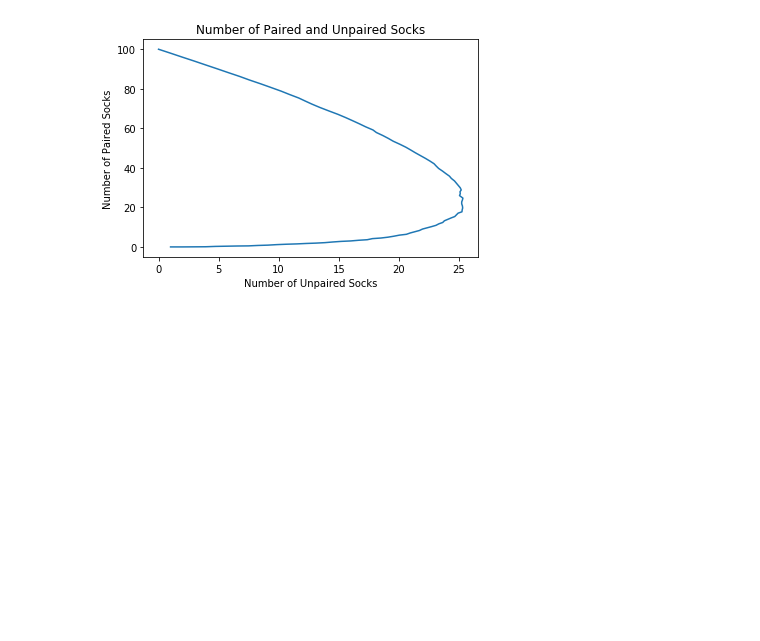
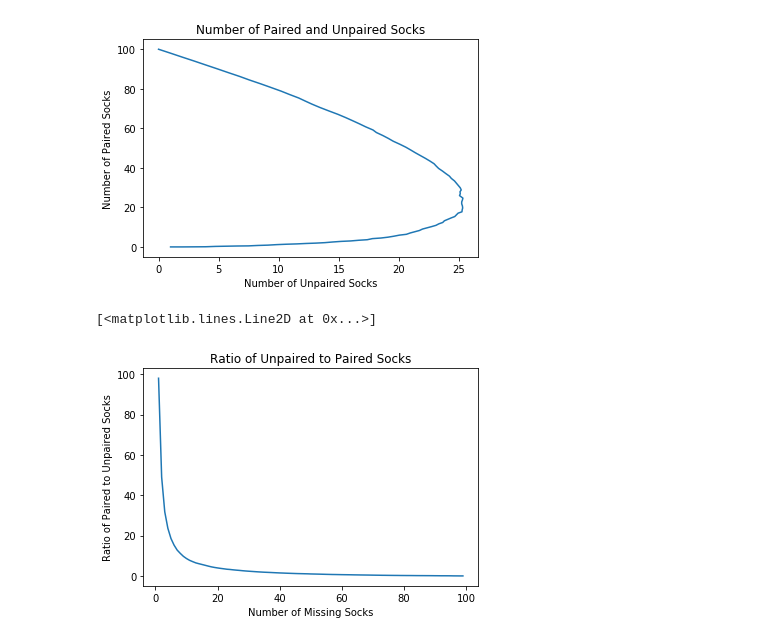
Before and after one commit to abigailhaddad/sock_fairy, a Jupyter notebook: Socks.ipynb, the cells around one changed output. Saved outputs shown, nothing was run; the diff lists cells and outputs as text; code cells hidden in the pictures; blank space fills up the shorter version.

Commit message:
-with ratios

```diff
--- a/Socks.ipynb
+++ b/Socks.ipynb
@@ -42,6 +42,7 @@ newDF=means.to_frame().reset_index()
 newDF.columns=['Number of Missing Socks', 'Number of Complete Pairs']
 newDF['Number of Paired Socks']=newDF['Number of Complete Pairs']*2
 newDF['Number of Unpaired Socks']=100-newDF['Number of Missing Socks']-newDF['Number of Paired Socks']
+newDF['Ratio']=newDF['Number of Paired Socks']/newDF['Number of Unpaired Socks']
 # %%
 fig = plt.figure()
 ax = plt.axes()
@@ -52,3 +53,13 @@ ax.plot(newDF['Number of Unpaired Socks'], newDF['Number of Paired Socks'])
 # %% [output]
 [<matplotlib.lines.Line2D at 0x...>]
 [figure]
+# %%
+fig = plt.figure()
+ax = plt.axes()
+plt.title("Ratio of Unpaired to Paired Socks")
+plt.xlabel('Number of Missing Socks')
+plt.ylabel('Ratio of Paired to Unpaired Socks')
+ax.plot(newDF['Number of Missing Socks'], newDF['Ratio'])
+# %% [output]
+[<matplotlib.lines.Line2D at 0x...>]
+[figure, added]
```
Also changed, not shown: parts of 1 cell of this notebook.
